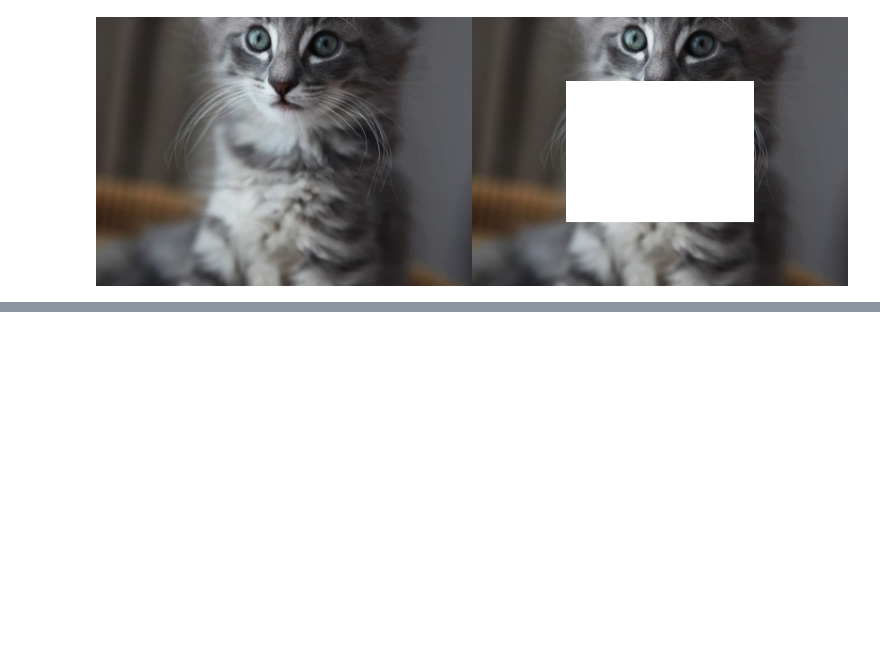
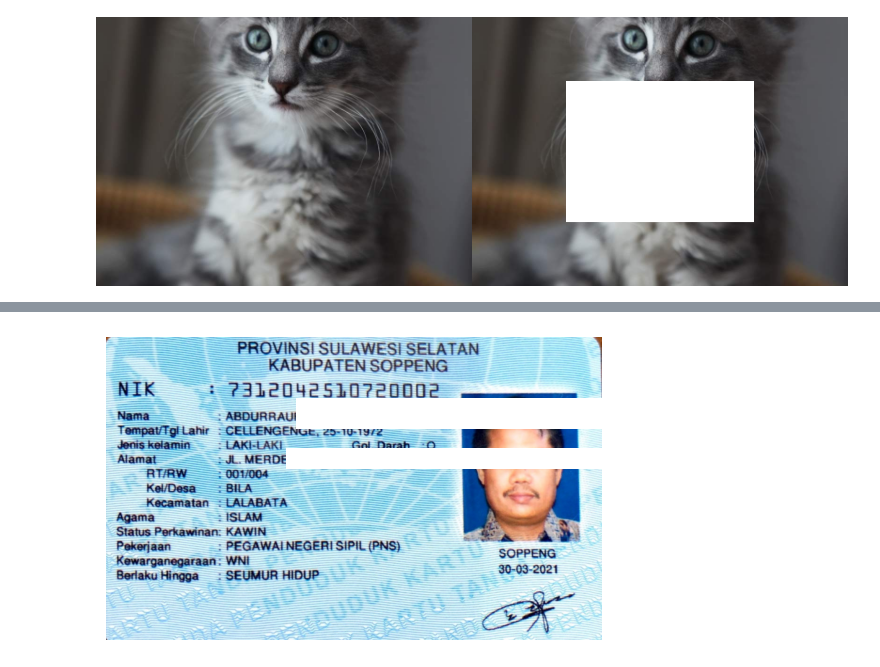
Before and after one commit to diasrachma/PVCK_2023, a Jupyter notebook: Week1.ipynb, the cells around one changed output, grey strips where cells are left out. Saved outputs shown, nothing was run; the diff lists cells and outputs as text; code cells hidden in the pictures; blank space fills up the shorter version.

```diff
--- a/Week1.ipynb
+++ b/Week1.ipynb
@@ -121,0 +138,27 @@ error: ignored
+# %%
+from google.colab.patches import cv2_imshow
+import cv2
+
+# Ganti dengan path gambar lokal Anda
+image_path = '/content/KTP.png'
+
+# Membaca gambar menggunakan OpenCV
+image = cv2.imread(image_path)
+
+# Koordinat pojok kiri atas kotak (x1, y1) dan pojok kanan bawah (x2, y2)
+x1, y1 = 200, 70
+x2, y2 = 550, 100
+
+x1_box2, y1_box2 = 190, 120
+x2_box2, y2_box2 = 550, 140
+
+# Warna kotak dalam format BGR
+color_white = (255, 255, 255)  # Warna putih
+
+# Menggambar kotak putih di atas gambar
+cv2.rectangle(image, (x1, y1), (x2, y2), color_white, -1)
+cv2.rectangle(image, (x1_box2, y1_box2), (x2_box2, y2_box2), color_white, -1)
+# Menampilkan gambar dengan kotak putih
+cv2_imshow(image)
+# %% [output]
+[figure, added]
```
Also changed, not shown: parts of 2 cells of this notebook.
